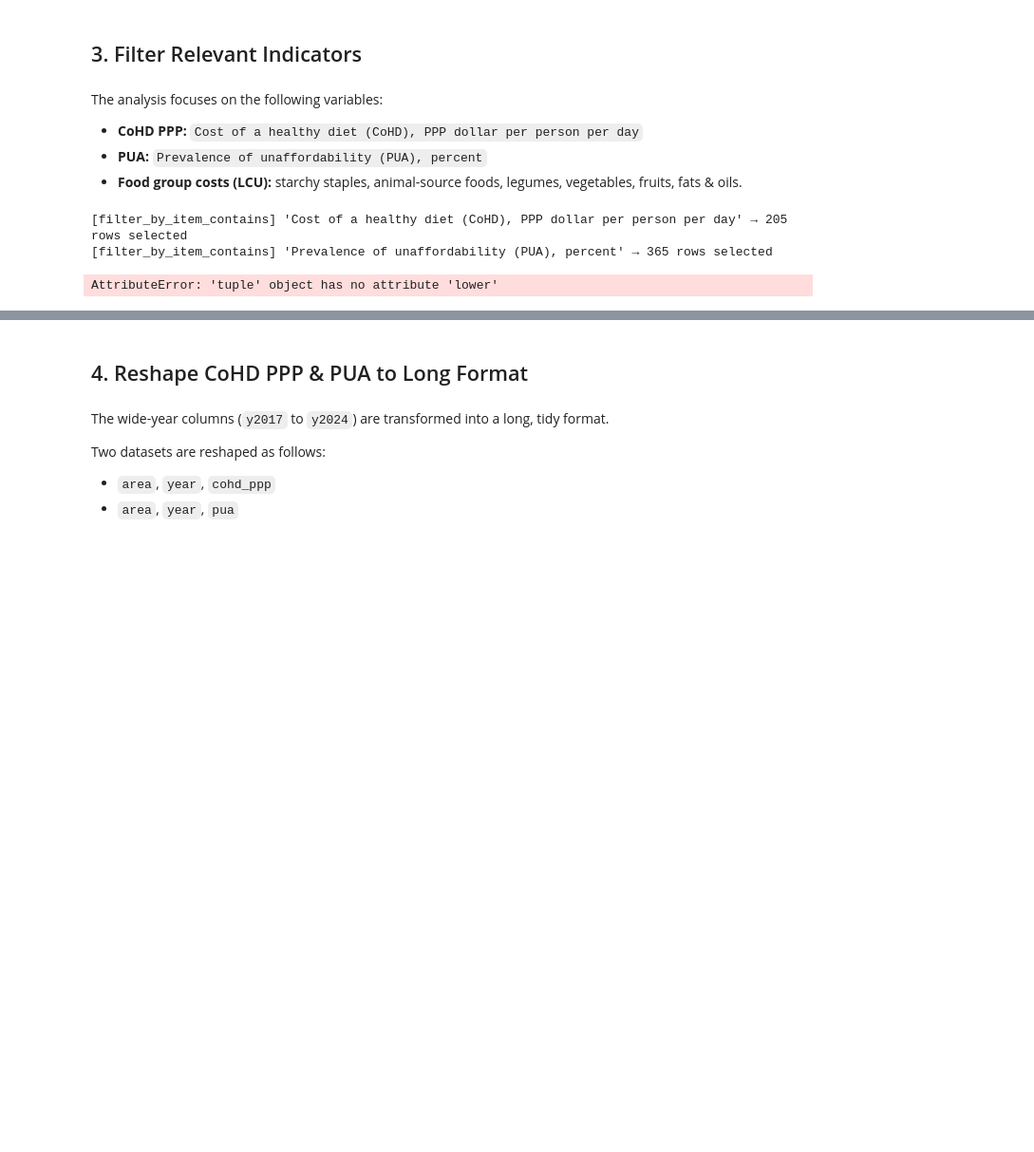
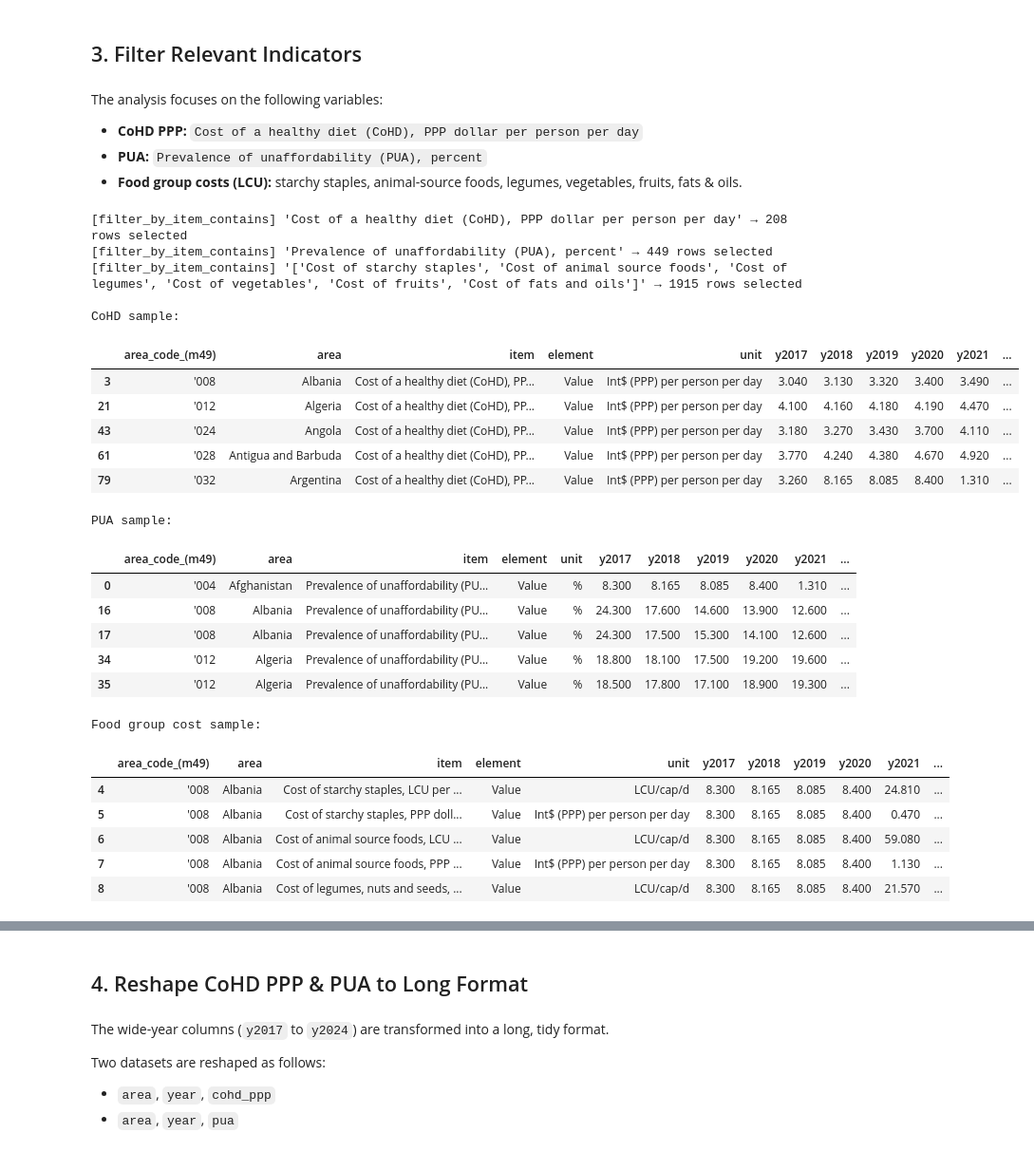
Before and after one commit to muhtar1muhtar/Cost-and-Affordability-of-a-Healthy-Diet-Analysis, a Jupyter notebook: jupyter_notebooks/DataCleaning_&_Preparation.ipynb, the cells around one changed output, grey strips where cells are left out. Shown at 95% size. Cells and saved outputs as stored; diff of their text form; code cells hidden in the pictures; blank space fills up the shorter version.

```diff
--- a/jupyter_notebooks/DataCleaning_&_Preparation.ipynb
+++ b/jupyter_notebooks/DataCleaning_&_Preparation.ipynb
@@ -339,11 +334,0 @@ Shape after dropping unnecessary columns: (3579, 13)
-# %%
-#2.4.1 Find and remove indicators that have at least one non-null numeric value across all years
-indicator_has_data = (
-    df.groupby("item")[actual_year_cols]
-      .apply(lambda x: x.notna().any().any())
-)
-
-valid_items = indicator_has_data[indicator_has_data].index
-
-df = df[df["item"].isin(valid_items)].reset_index(drop=True)
-print("Rows after removing empty indicators:", len(df))
@@ -396,0 +343,9 @@ Rows dropped: 2493
+# %%
+# Identify numeric variables in the dataset
+num_vars = df.select_dtypes(include=["int64", "float64"]).columns.tolist()
+
+# Apply median imputation for numeric variables
+df[num_vars] = df[num_vars].fillna(df[num_vars].median())
+
+# Verify that there are no missing values left in dataset
+df.isna().sum().sort_values(ascending=False)
@@ -427,52 +397,75 @@ def filter_by_item_contains(df, patterns, case_sensitive=False):
         masks = []
         for pattern in patterns:
             if not case_sensitive:
-               mask = df["item"].str.lower().str.contains(pattern.lower(), na=False, regex=False)
+                mask = df["item"].str.contains(pattern, case=False, na=False, regex=False)
             else:
                 mask = df["item"].str.contains(pattern, na=False, regex=False)
             masks.append(mask)
         mask = pd.concat(masks, axis=1).any(axis=1)
     else:
         if not case_sensitive:
-            mask = df["item"].str.lower().str.contains(patterns.lower(), na=False, regex=False)
+            mask = df["item"].str.contains(patterns, case=False, na=False, regex=False)
         else:
             mask = df["item"].str.contains(patterns, na=False, regex=False)
 
     result = df.loc[mask].copy()
-    print(f"[filter_by_item_contains] '{pattern}' → {mask.sum()} rows selected")
+    print(f"[filter_by_item_contains] '{patterns}' → {mask.sum()} rows selected")
     return result
-
 
 # 3.1 CoHD PPP rows
 cohd_pattern = "Cost of a healthy diet (CoHD), PPP dollar per person per day"
 df_cohd = filter_by_item_contains(df, cohd_pattern)
 
 # 3.2 PUA rows
 pua_pattern = "Prevalence of unaffordability (PUA), percent"
 df_pua = filter_by_item_contains(df, pua_pattern)
 
 # 3.3 Food group cost indicators (LCU)
-food_pattern = ("Cost of starchy staples, LCU per person per day",
-    "Cost of animal source foods, LCU per person per day",
-    "Cost of legumes, nuts and seeds, LCU per person per day",
-    "Cost of vegetables, LCU per person per day",
-    "Cost of fruits, LCU per person per day",
-    "Cost of fats and oils, LCU per person per day")
-df_food = filter_by_item_contains(df, food_pattern)
+food_pattern = [
+    "Cost of starchy staples",
+    "Cost of animal source foods",
+    "Cost of legumes",
+    "Cost of vegetables",
+    "Cost of fruits",
+    "Cost of fats and oils"
+]
+df_food = filter_by_item_contains(df, food_pattern, case_sensitive=False)
 
 # Display samples of the filtered datasets
 print("\nCoHD sample:")
 display(df_cohd.head())
 
 print("\nPUA sample:")
 display(df_pua.head())
 
 print("\nFood group cost sample:")
 display(df_food.head())
 # %% [output]
-[filter_by_item_contains] 'Cost of a healthy diet (CoHD), PPP dollar per person per day' → 205 rows selected
-[filter_by_item_contains] 'Prevalence of unaffordability (PUA), percent' → 365 rows selected
+[filter_by_item_contains] 'Cost of a healthy diet (CoHD), PPP dollar per person per day' → 208 rows selected
+[filter_by_item_contains] 'Prevalence of unaffordability (PUA), percent' → 449 rows selected
+[filter_by_item_contains] '['Cost of starchy staples', 'Cost of animal source foods', 'Cost of legumes', 'Cost of vegetables', 'Cost of fruits', 'Cost of fats and oils']' → 1915 rows selected
+
+CoHD sample:
+|  | area_code_(m49) | area | item | element | unit | y2017 | y2018 | y2019 | y2020 | y2021 | ... |
+| 3 | '008 | Albania | Cost of a healthy diet (CoHD), PP... | Value | Int$ (PPP) per person per day | 3.040 | 3.130 | 3.320 | 3.400 | 3.490 | ... |
+| 21 | '012 | Algeria | Cost of a healthy diet (CoHD), PP... | Value | Int$ (PPP) per person per day | 4.100 | 4.160 | 4.180 | 4.190 | 4.470 | ... |
+| 43 | '024 | Angola | Cost of a healthy diet (CoHD), PP... | Value | Int$ (PPP) per person per day | 3.180 | 3.270 | 3.430 | 3.700 | 4.110 | ... |
+| 61 | '028 | Antigua and Barbuda | Cost of a healthy diet (CoHD), PP... | Value | Int$ (PPP) per person per day | 3.770 | 4.240 | 4.380 | 4.670 | 4.920 | ... |
+| 79 | '032 | Argentina | Cost of a healthy diet (CoHD), PP... | Value | Int$ (PPP) per person per day | 3.260 | 8.165 | 8.085 | 8.400 | 1.310 | ... |
-AttributeError: 'tuple' object has no attribute 'lower'
+PUA sample:
+|  | area_code_(m49) | area | item | element | unit | y2017 | y2018 | y2019 | y2020 | y2021 | ... |
+| 0 | '004 | Afghanistan | Prevalence of unaffordability (PU... | Value | % | 8.300 | 8.165 | 8.085 | 8.400 | 1.310 | ... |
+| 16 | '008 | Albania | Prevalence of unaffordability (PU... | Value | % | 24.300 | 17.600 | 14.600 | 13.900 | 12.600 | ... |
+| 17 | '008 | Albania | Prevalence of unaffordability (PU... | Value | % | 24.300 | 17.500 | 15.300 | 14.100 | 12.600 | ... |
+| 34 | '012 | Algeria | Prevalence of unaffordability (PU... | Value | % | 18.800 | 18.100 | 17.500 | 19.200 | 19.600 | ... |
+| 35 | '012 | Algeria | Prevalence of unaffordability (PU... | Value | % | 18.500 | 17.800 | 17.100 | 18.900 | 19.300 | ... |
+Food group cost sample:
+|  | area_code_(m49) | area | item | element | unit | y2017 | y2018 | y2019 | y2020 | y2021 | ... |
+| 4 | '008 | Albania | Cost of starchy staples, LCU per ... | Value | LCU/cap/d | 8.300 | 8.165 | 8.085 | 8.400 | 24.810 | ... |
+| 5 | '008 | Albania | Cost of starchy staples, PPP doll... | Value | Int$ (PPP) per person per day | 8.300 | 8.165 | 8.085 | 8.400 | 0.470 | ... |
+| 6 | '008 | Albania | Cost of animal source foods, LCU ... | Value | LCU/cap/d | 8.300 | 8.165 | 8.085 | 8.400 | 59.080 | ... |
+| 7 | '008 | Albania | Cost of animal source foods, PPP ... | Value | Int$ (PPP) per person per day | 8.300 | 8.165 | 8.085 | 8.400 | 1.130 | ... |
+| 8 | '008 | Albania | Cost of legumes, nuts and seeds, ... | Value | LCU/cap/d | 8.300 | 8.165 | 8.085 | 8.400 | 21.570 | ... |
 # %%
 with pd.option_context('display.max_rows', None,
                        'display.max_columns', None):
```
Also changed, not shown: parts of 17 cells of this notebook.
